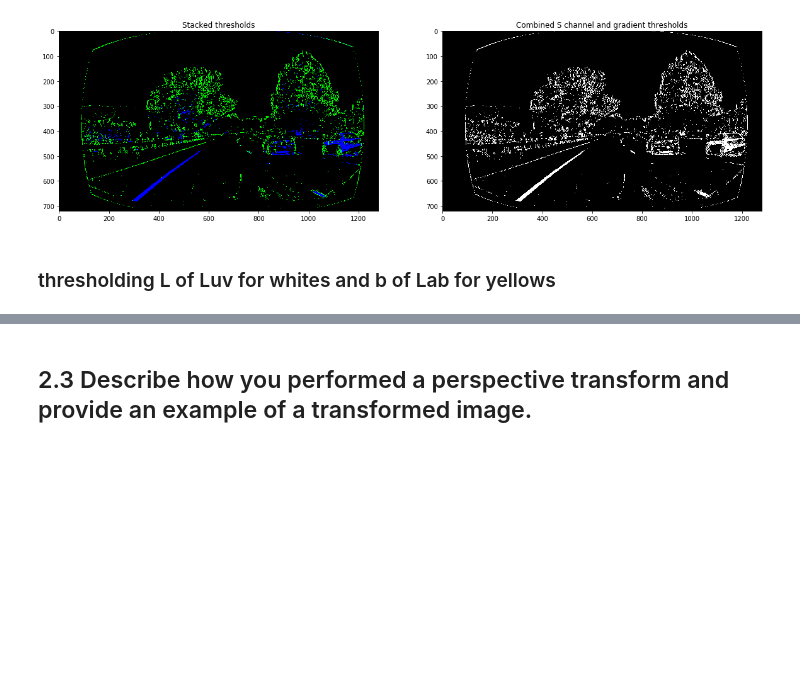
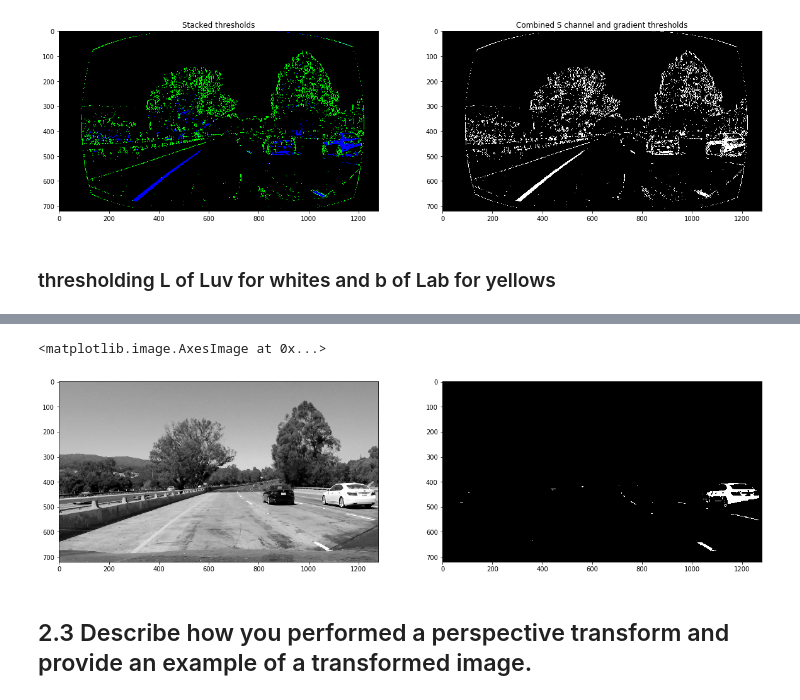
Before and after one commit to mgdreamingstar/CarND-Advanced-Lane-Lines, a Jupyter notebook: Advance-Lane-Lines.ipynb, the cells around one changed output, grey strips where cells are left out. Saved outputs shown, nothing was run; the diff lists cells and outputs as text; code cells hidden in the pictures; blank space fills up the shorter version.

```diff
--- a/Advance-Lane-Lines.ipynb
+++ b/Advance-Lane-Lines.ipynb
@@ -365,3 +377,15 @@ True
+# %%
+f, (ax1, ax2) = plt.subplots(1, 2, figsize=(20,10))
+L_channel = cv2.cvtColor(pipeline_thresh_combine, cv2.COLOR_BGR2Luv)[:,:,0]
+ax1.imshow(L_channel,cmap='gray')
+
+thresh = (230,255)
+L_binary = np.zeros_like(L_channel)
+L_binary[(L_channel > thresh[0]) & (L_channel <= thresh[1])] = 1
+ax2.imshow(L_binary,cmap='gray')
+# %% [output]
+<matplotlib.image.AxesImage at 0x...>
+[figure, added]
 # %% [markdown]
 ## 2.3 Describe how you performed a perspective transform and provide an example of a transformed image.
 # %% [markdown]
```
Also changed, not shown: parts of 2 cells of this notebook, 2 other files.
